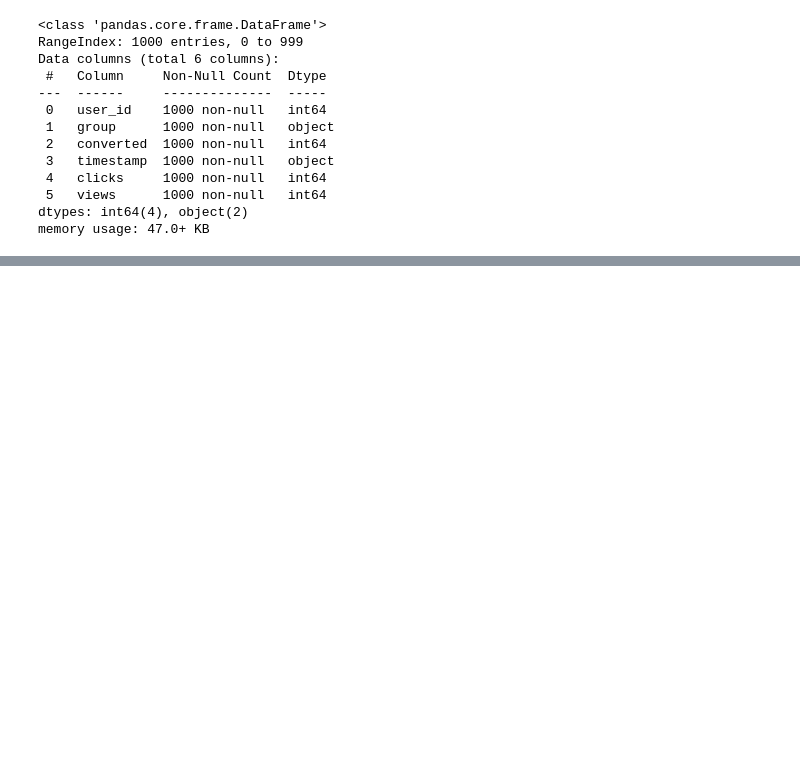
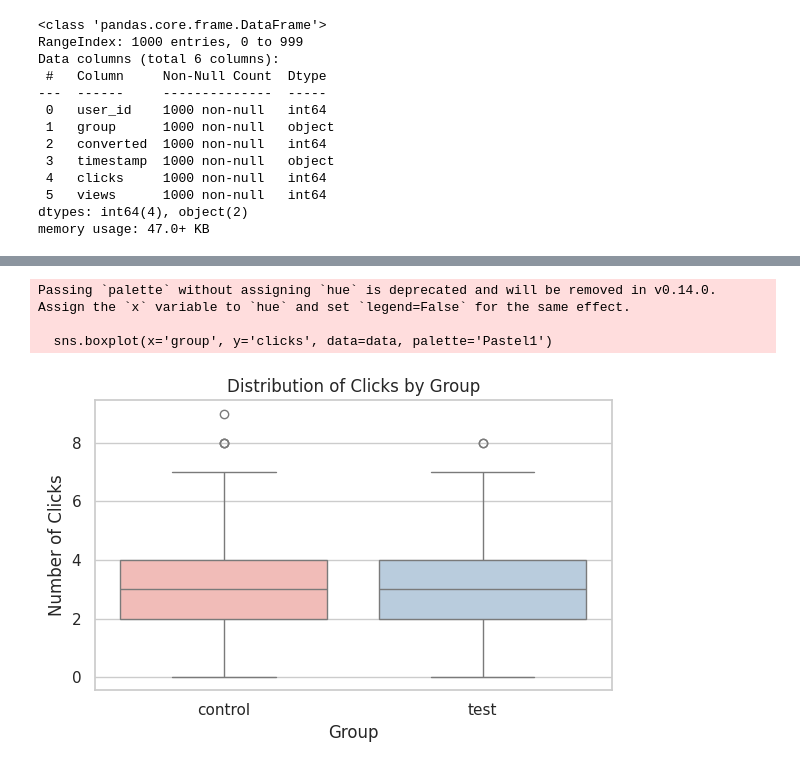
Before and after one commit to aliasgharmirhshai/A-B-Testing-Framework-for-Product-Feature-Optimization-, a Jupyter notebook: notebooks/main.ipynb, the cells around one changed output, grey strips where cells are left out. Drawn from its saved outputs; the diff is of its cells as text; code cells hidden in the pictures; blank space fills up the shorter version.

```diff
--- a/notebooks/main.ipynb
+++ b/notebooks/main.ipynb
@@ -33,0 +70,13 @@ memory usage: 47.0+ KB
+# %%
+plt.figure(figsize=(6, 4))
+sns.boxplot(x='group', y='clicks', data=data, palette='Pastel1')
+plt.title('Distribution of Clicks by Group')
+plt.ylabel('Number of Clicks')
+plt.xlabel('Group')
+plt.tight_layout()
+plt.show()
+# %% [output]
+Passing `palette` without assigning `hue` is deprecated and will be removed in v0.14.0. Assign the `x` variable to `hue` and set `legend=False` for the same effect.
+
+  sns.boxplot(x='group', y='clicks', data=data, palette='Pastel1')
+[figure, added]
```
Also changed, not shown: parts of 21 cells of this notebook, 5 other files.
